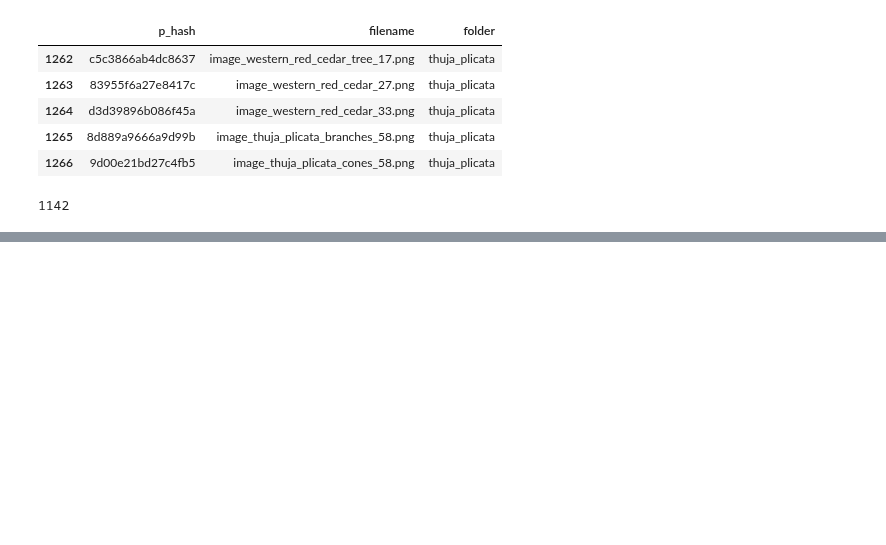
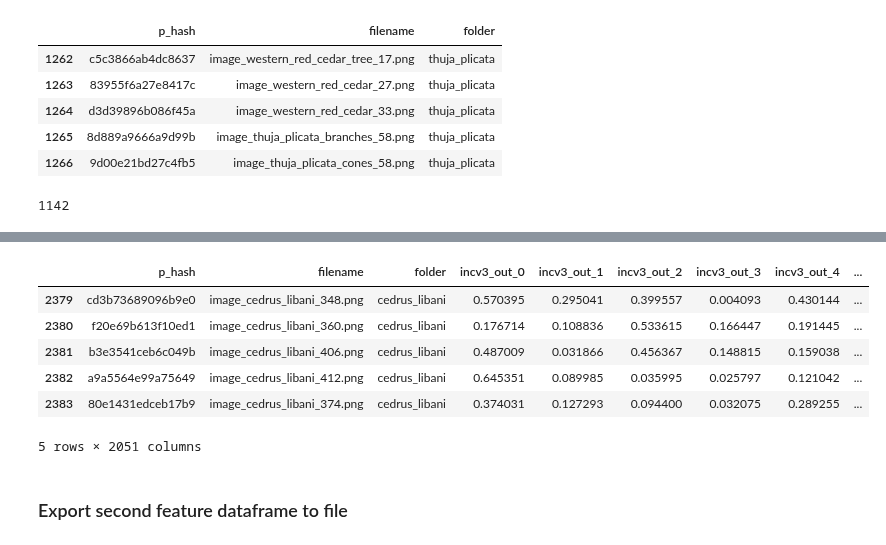
Before and after one commit to NathanielBlairStahn/tree-logic, a Jupyter notebook: notebooks/20180517_more_species/feature_extraction_20180518.ipynb, the cells around one changed output, grey strips where cells are left out. Drawn from its saved outputs; the diff is of its cells as text; code cells hidden in the pictures; blank space fills up the shorter version.

```diff
--- a/notebooks/20180517_more_species/feature_extraction_20180518.ipynb
+++ b/notebooks/20180517_more_species/feature_extraction_20180518.ipynb
@@ -279,0 +327,4 @@ classifier = ImageClassifier()
+# %%
+species_names = ['cedrus_libani', 'pseudotsuga_menziesii']
+two_species_df = image_df[image_df['folder'].isin(species_names)]
+two_species_df.head()
@@ -279,0 +349,4 @@ classifier = ImageClassifier()
+# %%
+feature_df = classifier.extract_features_from_path_df(two_species_df, photo_directory)
+feature_df.head()
+# %% [output]
@@ -279,0 +367,9 @@ classifier = ImageClassifier()
+|  | p_hash | filename | folder | incv3_out_0 | incv3_out_1 | incv3_out_2 | incv3_out_3 | incv3_out_4 | ... |
+| 2379 | cd3b73689096b9e0 | image_cedrus_libani_348.png | cedrus_libani | 0.570395 | 0.295041 | 0.399557 | 0.004093 | 0.430144 | ... |
+| 2380 | f20e69b613f10ed1 | image_cedrus_libani_360.png | cedrus_libani | 0.176714 | 0.108836 | 0.533615 | 0.166447 | 0.191445 | ... |
+| 2381 | b3e3541ceb6c049b | image_cedrus_libani_406.png | cedrus_libani | 0.487009 | 0.031866 | 0.456367 | 0.148815 | 0.159038 | ... |
+| 2382 | a9a5564e99a75649 | image_cedrus_libani_412.png | cedrus_libani | 0.645351 | 0.089985 | 0.035995 | 0.025797 | 0.121042 | ... |
+| 2383 | 80e1431edceb17b9 | image_cedrus_libani_374.png | cedrus_libani | 0.374031 | 0.127293 | 0.094400 | 0.032075 | 0.289255 | ... |
+5 rows × 2051 columns
+# %% [markdown]
+### Export second feature dataframe to file
```
Also changed, not shown: parts of 18 cells of this notebook, 1 other file.
